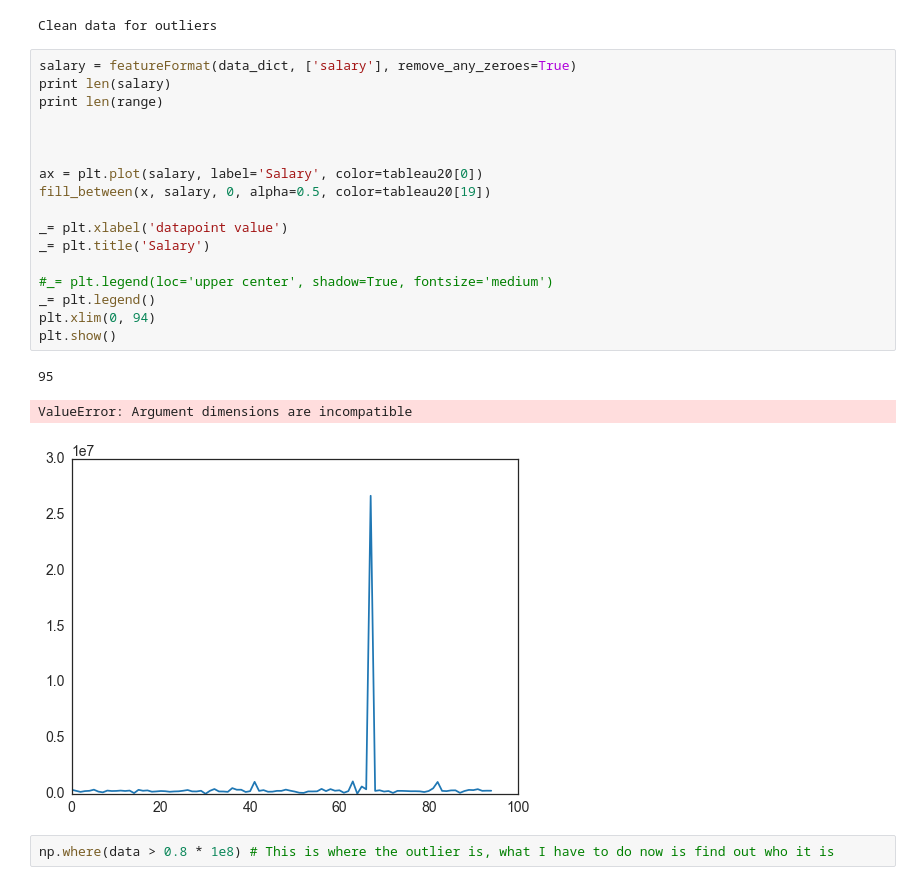
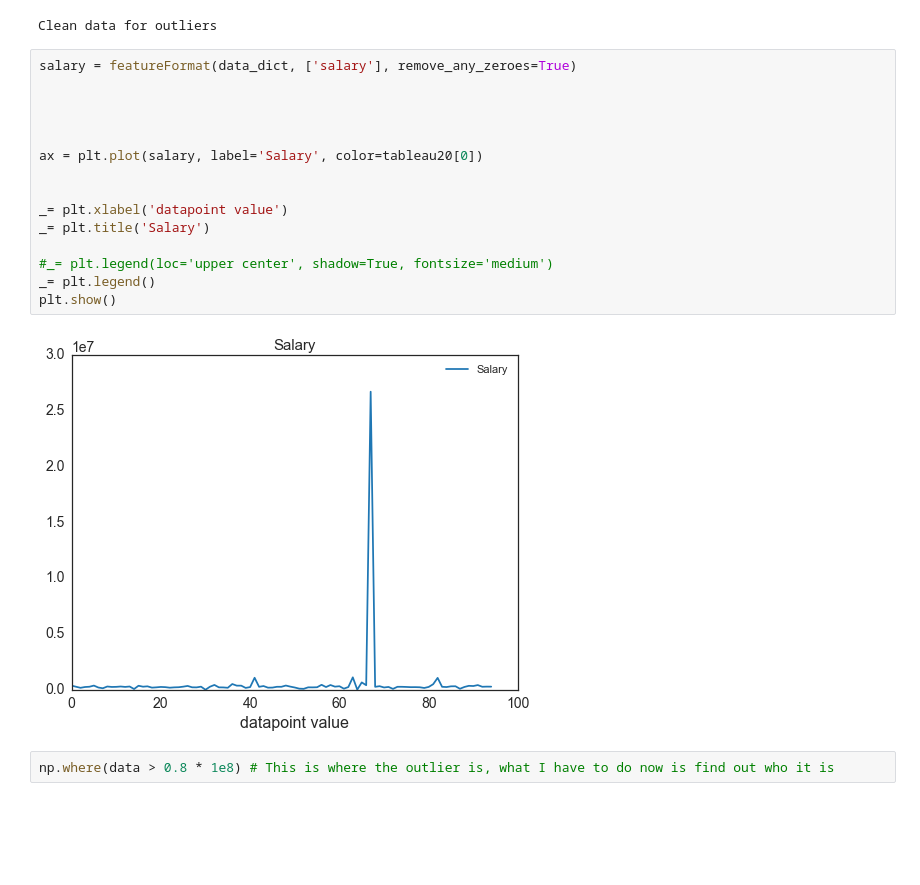
Before and after one commit to omoju/identifyFraudFromEnronEmail, a Jupyter notebook: IdentifyFraudFromEnronEmail.ipynb, the cells around one changed output. Cells and saved outputs as stored; diff of their text form; blank space fills up the shorter version.

```diff
--- a/IdentifyFraudFromEnronEmail.ipynb
+++ b/IdentifyFraudFromEnronEmail.ipynb
@@ -81,25 +81,21 @@ print "Clean data for outliers"
 Clean data for outliers
 # %%
 salary = featureFormat(data_dict, ['salary'], remove_any_zeroes=True)
-print len(salary)
-print len(range)
+
 
 
 
 ax = plt.plot(salary, label='Salary', color=tableau20[0])
-fill_between(x, salary, 0, alpha=0.5, color=tableau20[19])
+
 
 _= plt.xlabel('datapoint value')
 _= plt.title('Salary')
 
 #_= plt.legend(loc='upper center', shadow=True, fontsize='medium')
 _= plt.legend()
-plt.xlim(0, 94)
 plt.show()
 # %% [output]
-95
-ValueError: Argument dimensions are incompatible
-[figure, old version]
+[figure, new version]
 # %%
 np.where(data > 0.8 * 1e8) # This is where the outlier is, what I have to do now is find out who it is
 # %% [output]
```
Also changed, not shown: parts of 14 cells of this notebook, 2 other files.
